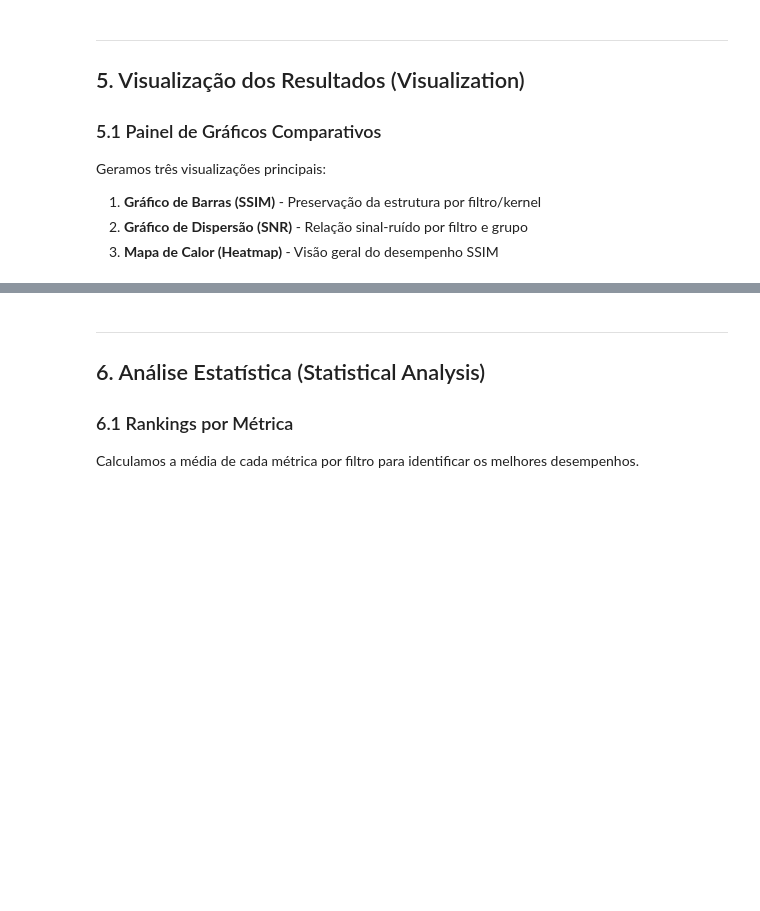
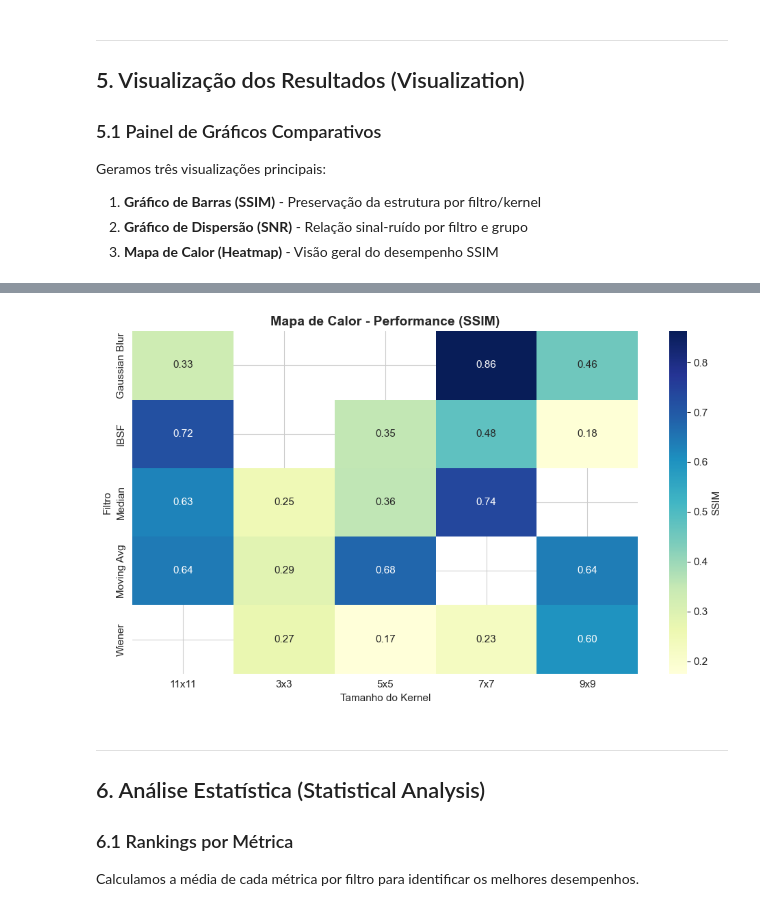
Before and after one commit to duartebianca/filtragem-espacial, a Jupyter notebook: analise_filtros_grupos.ipynb, the cells around one changed output, grey strips where cells are left out. Drawn from its saved outputs; the diff is of its cells as text; code cells hidden in the pictures; blank space fills up the shorter version.

```diff
--- a/analise_filtros_grupos.ipynb
+++ b/analise_filtros_grupos.ipynb
@@ -275,3 +284,16 @@ plt.show()
+# %%
+# Gráfico 3: Desempenho Geral (Heatmap simplificado)
+# Pivoteando dados para ver qual filtro se saiu melhor em média
+fig, ax = plt.subplots(figsize=(10, 6))
+pivot_ssim = df.pivot_table(index='Filtro', columns='Kernel', values='SSIM')
+sns.heatmap(pivot_ssim, annot=True, cmap="YlGnBu", fmt=".2f", ax=ax, cbar_kws={'label': 'SSIM'})
+ax.set_title('Mapa de Calor - Performance (SSIM)', fontsize=14, fontweight='bold')
+ax.set_xlabel('Tamanho do Kernel')
+ax.set_ylabel('Filtro')
+plt.tight_layout()
+plt.show()
+# %% [output]
+[figure, added]
 # %% [markdown]
 ---
 
```
Also changed, not shown: parts of 8 cells of this notebook.
